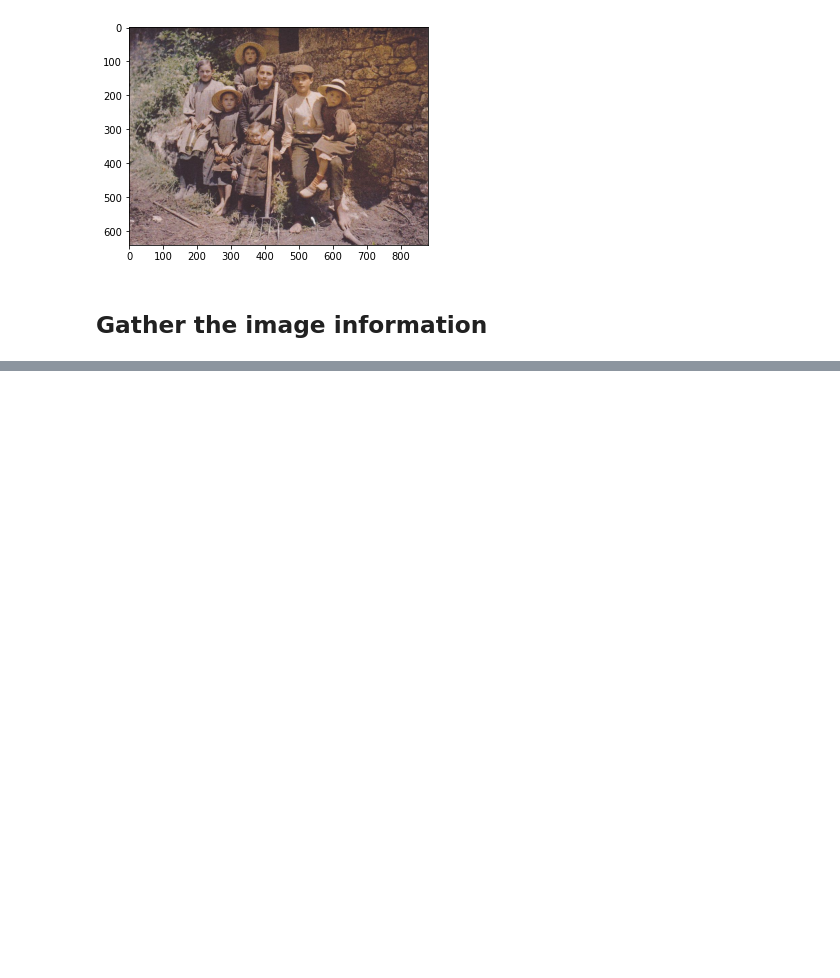
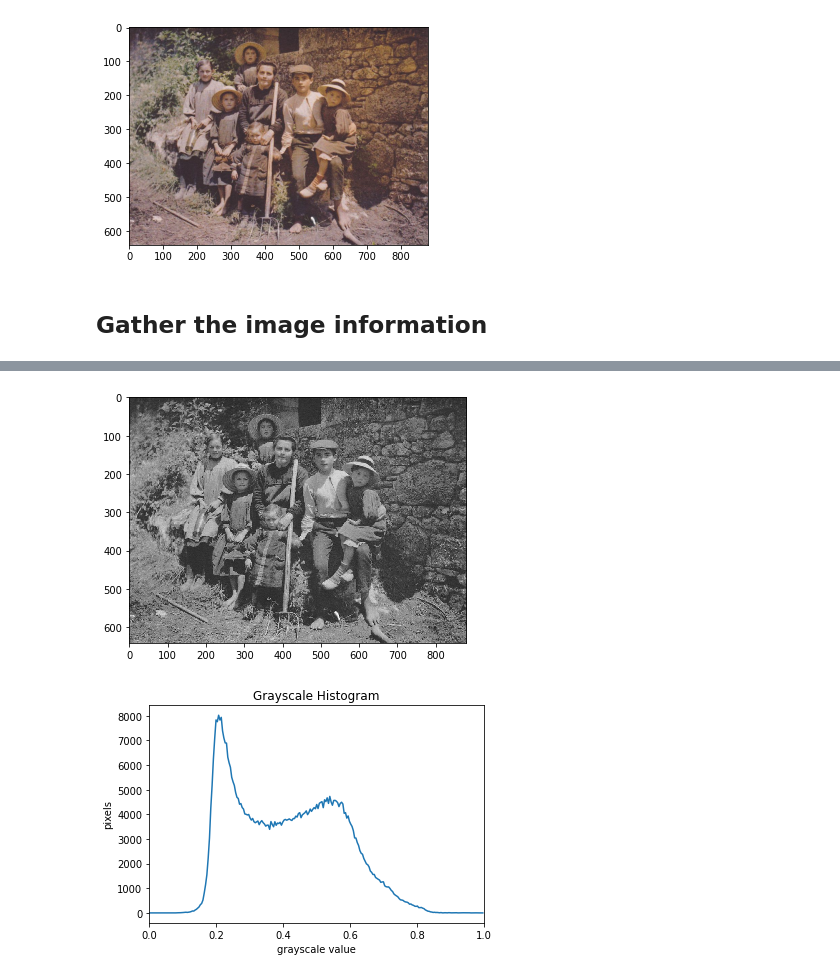
Before and after one commit to alexrayu/vfu, a Jupyter notebook: computer_vision/task1.ipynb, the cells around one changed output, grey strips where cells are left out. Drawn from its saved outputs; the diff is of its cells as text; code cells hidden in the pictures; blank space fills up the shorter version.

```diff
--- a/computer_vision/task1.ipynb
+++ b/computer_vision/task1.ipynb
@@ -61,0 +86,17 @@ Shape of the image: (641, 880, 3)
+# %%
+# Build the histogram.
+image = skimage.io.imread(imagePath, as_gray=True)
+skimage.io.imshow(image)
+histogram, bin_edges = np.histogram(image, bins=256, range=(0, 1))
+
+# Show the histogram.
+plt.figure()
+plt.title("Grayscale Histogram")
+plt.xlabel("grayscale value")
+plt.ylabel("pixels")
+plt.xlim([0.0, 1.0])  # <- named arguments do not work here
+plt.plot(bin_edges[0:-1], histogram)  # <- or here
+plt.show()
+# %% [output]
+[figure, added]
+[figure, added]
```
Also changed, not shown: parts of 9 cells of this notebook, 3 other files.
